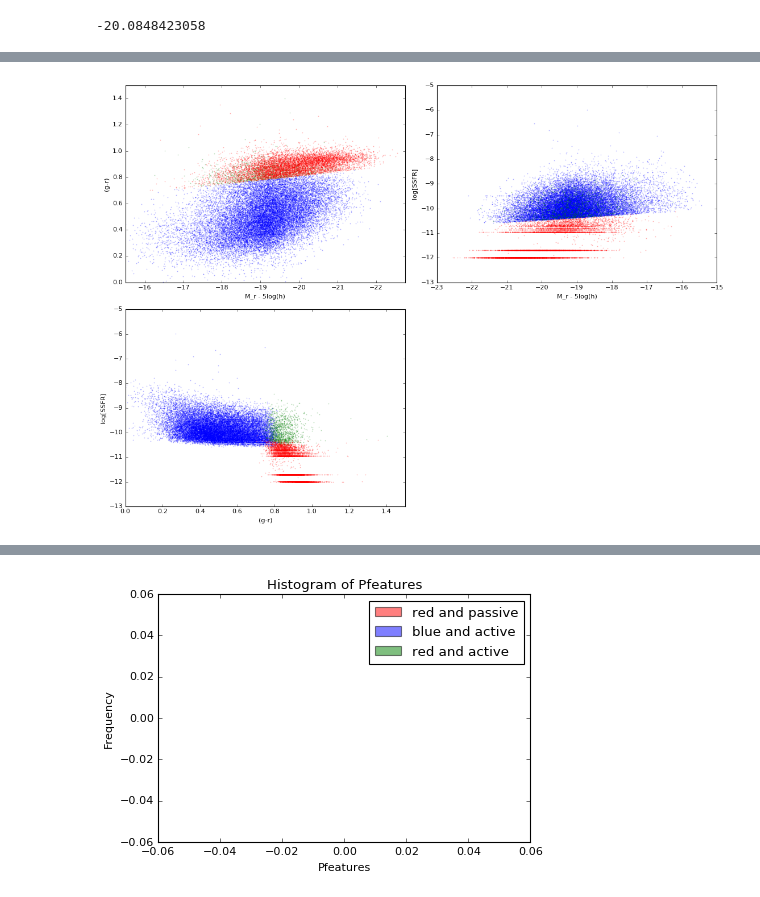
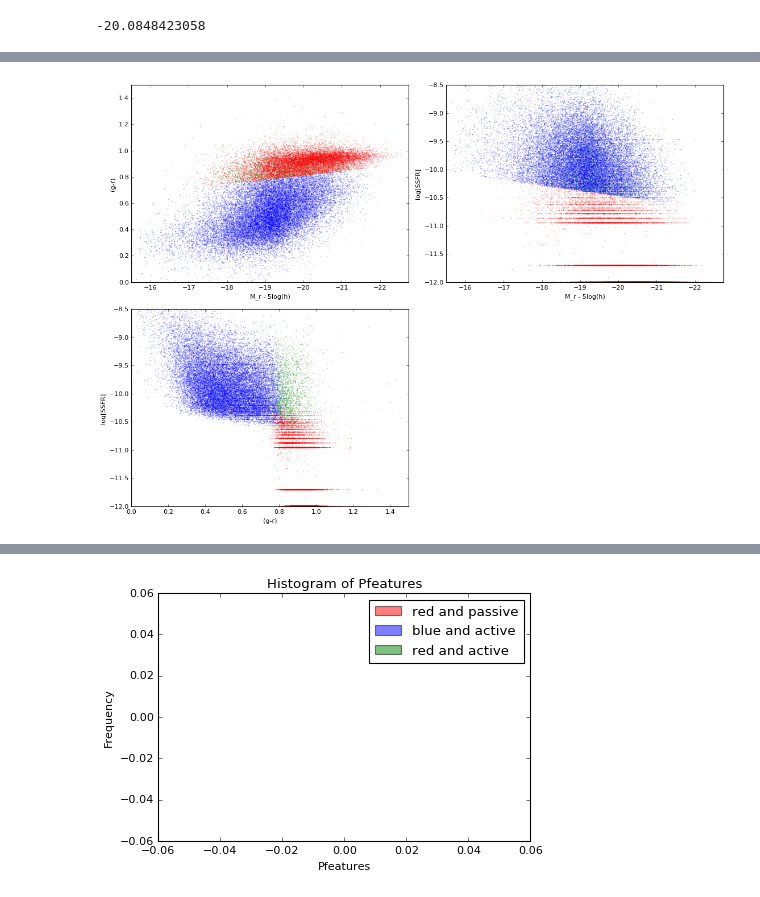
Before and after one commit to jaotter/Otter-Research-2017, a Jupyter notebook: early_late_classification.ipynb, the cells around one changed output, grey strips where cells are left out. Saved outputs shown, nothing was run; the diff lists cells and outputs as text; code cells hidden in the pictures.

```diff
--- a/early_late_classification.ipynb
+++ b/early_late_classification.ipynb
@@ -15,8 +15,10 @@ h = H0/100
 # %%
 hdulist = fits.open('../petroC_nsa_gzoo.fits')
 tbdata = hdulist[1].data
-color = tbdata['col10'] #^{0.1}(g-r), K-E corrected to z=0.1, petro
-M_r = tbdata['col9'] #^{0.1}(M_r) - 5\log h, K-E corrected to z=0.1, petro
+color = tbdata['col12'] #^{0.1}(g-r), K-E corrected to z=0.1, model
+M_r = tbdata['col11'] #^{0.1}(M_r) - 5\log h, K-E corrected to z=0.1, model
+#color = tbdata['col10'] #^{0.1}(g-r), K-E corrected to z=0.1, petro
+#M_r = tbdata['col9'] #^{0.1}(M_r) - 5\log h, K-E corrected to z=0.1, petro
 pfeatures = tbdata['t01_smooth_or_features_a02_features_or_disk_weighted_fraction']
 psmooth = tbdata['t01_smooth_or_features_a01_smooth_weighted_fraction']
 absmag = tbdata['ABSMAG']
@@ -26,7 +28,9 @@ HB = tbdata['HBFLUX']
 HA_ERR = tbdata['HAFLUXERR']
 HB_ERR = tbdata['HBFLUXERR']
 O3 = tbdata['O3FLUX']
+O3_ERR = tbdata['O3FLUXERR']
 N2 = tbdata['N2FLUX']
+N2_ERR = tbdata['N2FLUXERR']
 D4000 = tbdata['D4000']
 z = tbdata['Z']
 mass = tbdata['MASS'] #stellar mass from K correction fit, in h^-2 Msun units
@@ -223,41 +202,37 @@ mrs = [bluact_mr, redact_mr, redpas_mr]
 sfrs = [bluact_sfr, redact_sfr, redpas_sfr]
 plot_color = ['b', 'g', 'r']
 
 #top left plot
 ax1 = fig.add_subplot(221)
-#ax1.scatter(all_mr, all_color,s=.1)
 for i in np.arange(3):
     ax1.scatter(mrs[i], colors[i], color = plot_color[i], s=0.1, alpha=0.5)
-
 ax1.set_ylabel('(g-r)')
 ax1.set_xlabel('M_r - 5log(h)')
 ax1.set_ylim(0, 1.5)
 ax1.set_xlim(-15.5, -22.75)
 
 #top right plot
 ax2 = fig.add_subplot(222)
 for i in np.arange(3):
     ax2.scatter(mrs[i], sfrs[i], color = plot_color[i], s=0.1, alpha=0.5)
-#ax2.scatter(all_mr, all_sfr, s=.1)
 ax2.set_ylabel('log[SSFR]')
 ax2.set_xlabel('M_r - 5log(h)')
-#ax2.set_ylim(-14, -8.5)
-#ax2.set_xlim(-15.5, -22.75)
+ax2.set_ylim(-12, -8.5)
+ax2.set_xlim(-15.5, -22.75)
 
 #bottom left plot
 ax3 = fig.add_subplot(223)
 for i in np.arange(3):
     ax3.scatter(colors[i], sfrs[i], color = plot_color[i], s=0.1, alpha=0.5)
-#ax3.scatter(all_color, all_sfr, s=.1)
 ax3.set_ylabel('log[SSFR]')
 ax3.set_xlabel('(g-r)')
-#ax3.set_ylim(-14, -8.5)
+ax3.set_ylim(-12, -8.5)
 ax3.set_xlim(0,1.5)
 
 plt.tight_layout()
 plt.show()
 # %% [output]
-[figure, old version]
+[figure, new version]
 # %%
 fig2 = plt.figure(figsize=(10,10))
 
```
Also changed, not shown: parts of 10 cells of this notebook.
